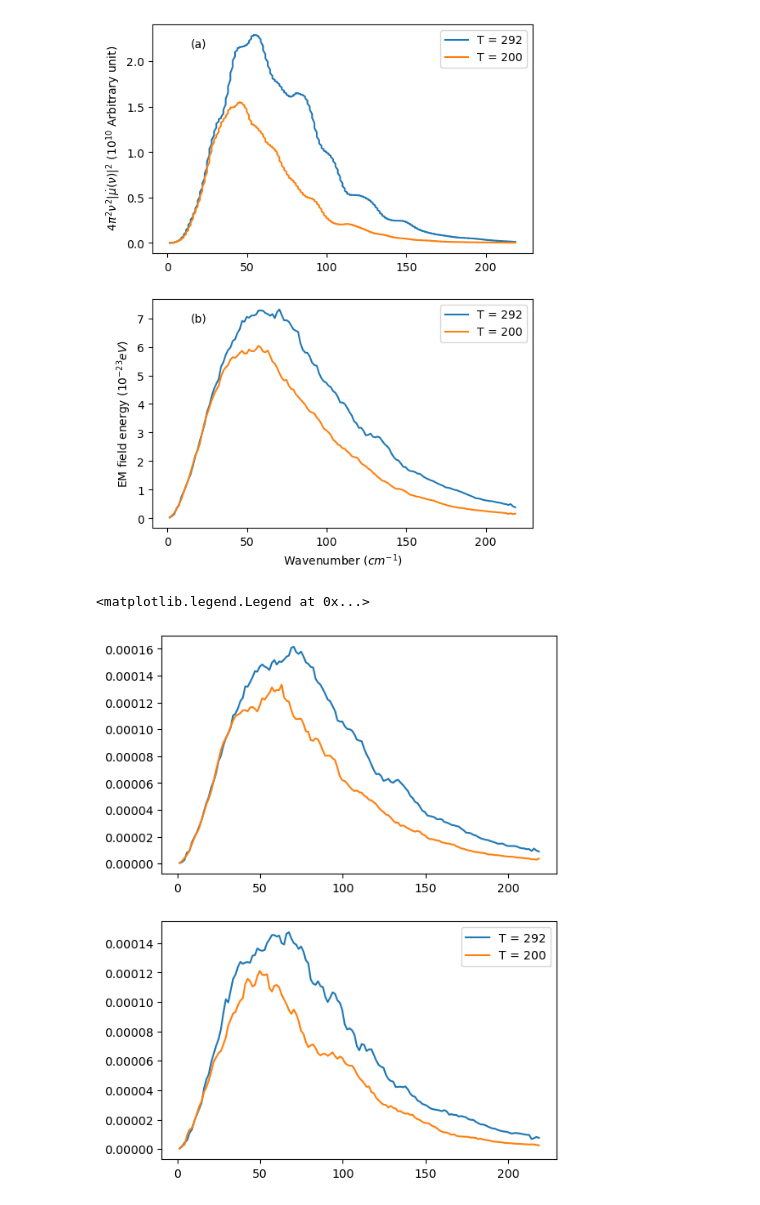
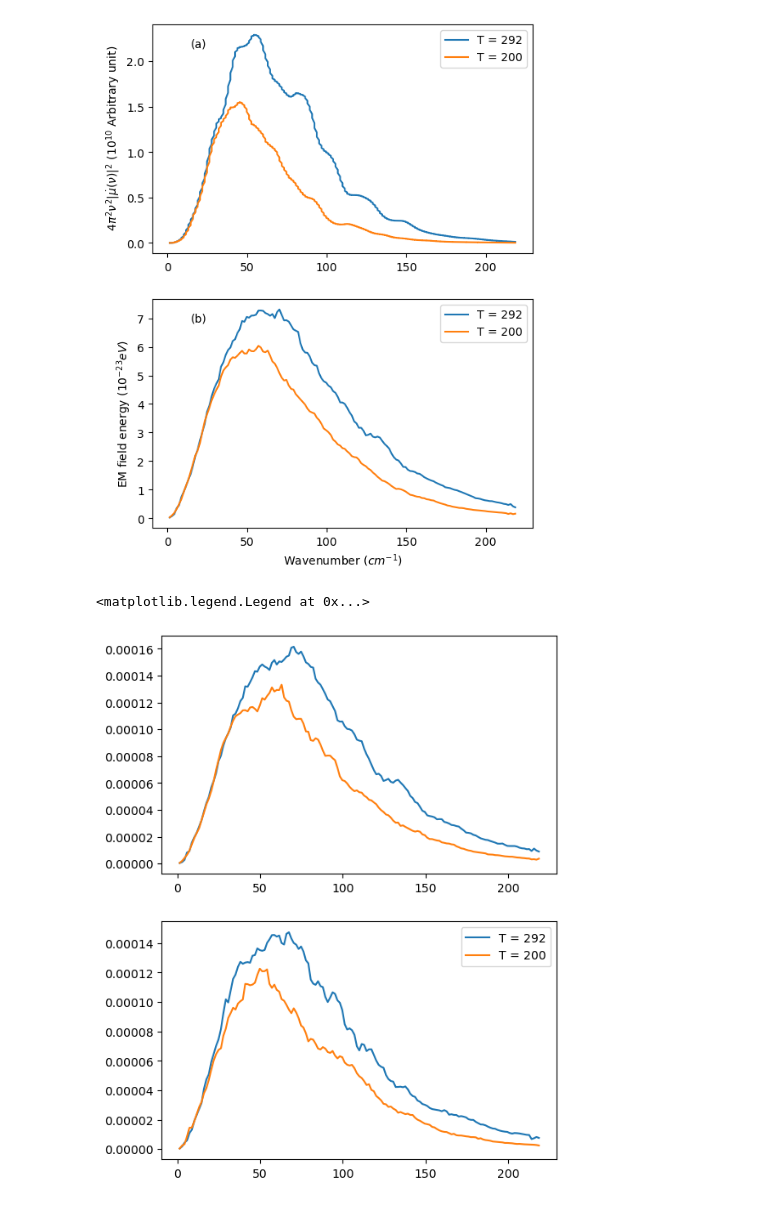
Before and after one commit to RibeiroGroup/Molecular-Dynamics-for-CIS, a Jupyter notebook: src/Plot-Copy1.ipynb, the cells around one changed output. Saved outputs shown, nothing was run; the diff lists cells and outputs as text; code cells hidden in the pictures.

```diff
--- a/src/Plot-Copy1.ipynb
+++ b/src/Plot-Copy1.ipynb
@@ -184,26 +184,26 @@ fig.savefig(fig_root + "free_spectrum.jpeg",dpi = 600, bbox_inches = 'tight')
 # %%
 fig,ax = plt.subplots(2, figsize = (6,8))
 
 for temp, cavityfield_result_dict in CAVITYFIELD_RESULT_DICT1.items():
 
     omega_profile, rad_profile = field_spectra(cavityfield_result_dict, limit = 0)
     #rad_profile *= 1e23
     #ax[1].scatter(omega_profile, rad_profile, s = 5)
     o, f = pt.moving_average(omega_profile, rad_profile, w = 10)
     ax[0].plot(o, f, label = "T = {}".format(temp))
 
 for temp, cavityfield_result_dict in CAVITYFIELD_RESULT_DICT2.items():
 
-    omega_profile, rad_profile = field_spectra(cavityfield_result_dict, limit = 9)
+    omega_profile, rad_profile = field_spectra(cavityfield_result_dict, limit = 0)
     #rad_profile *= 1e23
     #ax[1].scatter(omega_profile, rad_profile, s = 5)
     o, f = pt.moving_average(omega_profile, rad_profile, w = 10)
     ax[1].plot(o, f, label = "T = {}".format(temp))
 
 ax[1].legend()
 # %% [output]
 <matplotlib.legend.Legend at 0x...>
-[figure, old version]
+[figure, new version]
 # %%
 def getall_colliding_time(result_dict, limit = None):
     all_colliding_time = np.array([])
```
Also changed, not shown: parts of 2 cells of this notebook, 3 other files.
